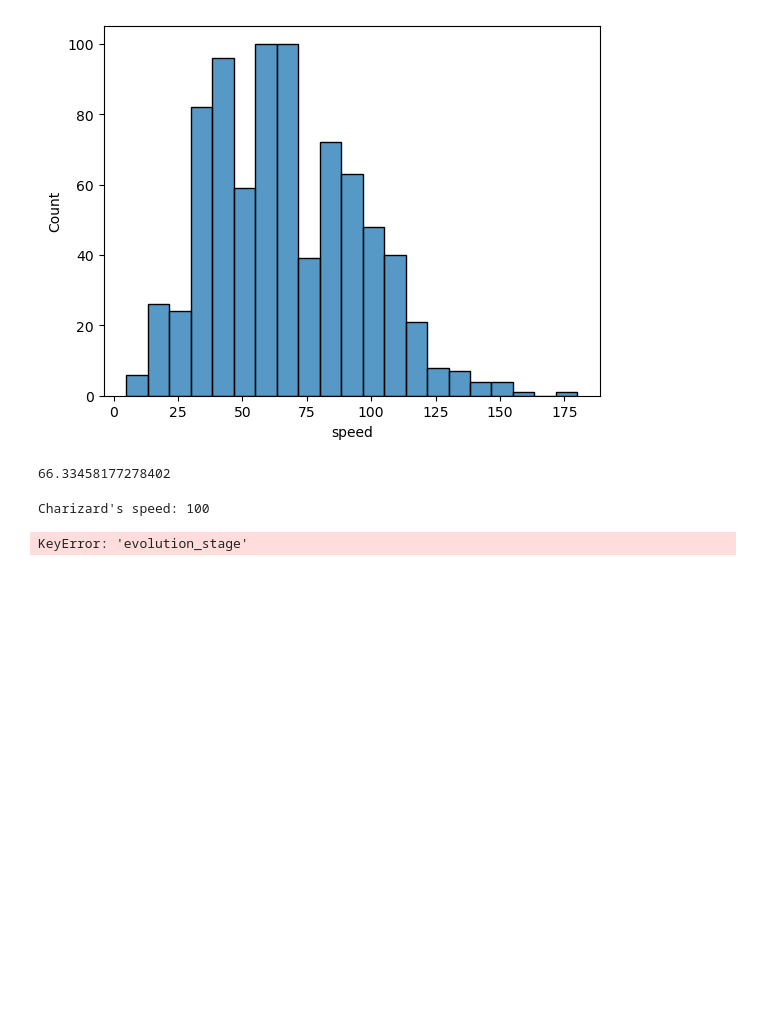
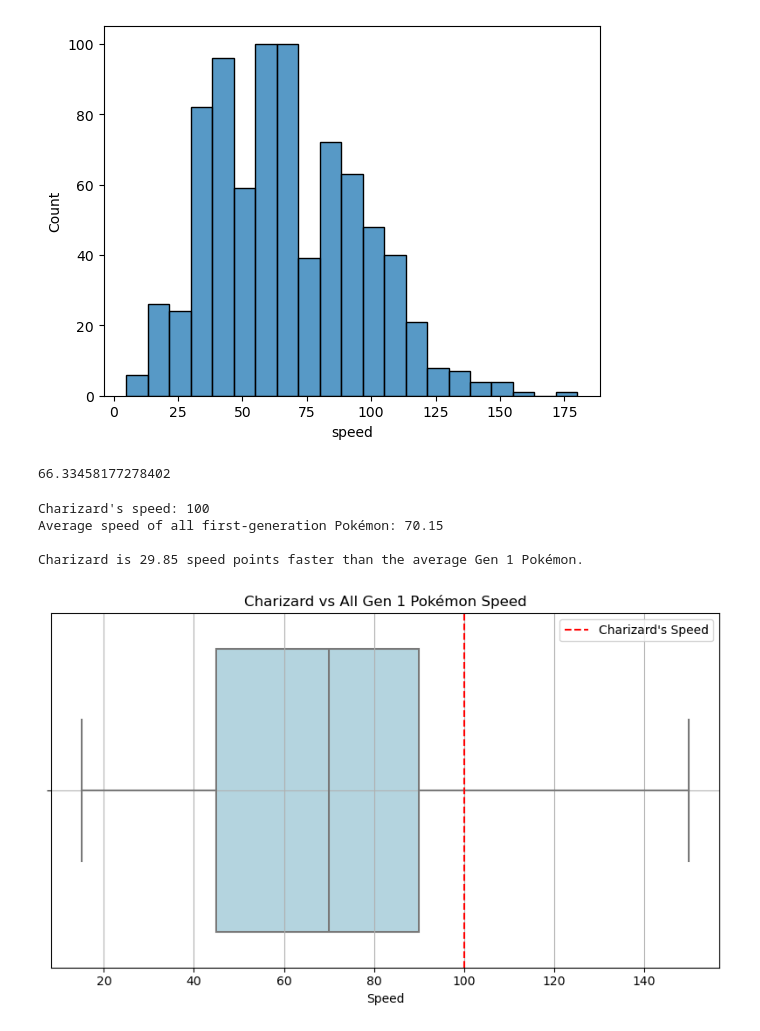
Before and after one commit to abdu1ahiali/AI, a Jupyter notebook: Pokemoncode.ipynb, the cells around one changed output. Cells and saved outputs as stored; diff of their text form; code cells hidden in the pictures; blank space fills up the shorter version.

```diff
--- a/Pokemoncode.ipynb
+++ b/Pokemoncode.ipynb
@@ -45,49 +49,45 @@ import seaborn as sns
 # Load dataset
 df = pd.read_csv('pokemon.csv')
 
-# Standardize column names (optional)
+# Standardize column names (optional but useful)
 df.columns = df.columns.str.lower()
 
-# Define column names
+# Define key columns
 name_col = 'name'
 speed_col = 'speed'
 gen_col = 'generation'
-evo_col = 'evolution_stage'
 
 # --- Step 1: Get Charizard's speed ---
 charizard_row = df[df[name_col].str.lower() == 'charizard']
 if not charizard_row.empty:
     charizard_speed = charizard_row.iloc[0][speed_col]
     print(f"\nCharizard's speed: {charizard_speed}")
 else:
     raise ValueError("Charizard not found in the dataset.")
 
-# --- Step 2: Filter evolved first-generation Pokémon ---
-evolved_first_gen = df[(df[gen_col] == 1) & (df[evo_col] > 1)]
-
-# Check if dataset has valid entries
-if evolved_first_gen.empty:
-    raise ValueError("No evolved first-generation Pokémon found in the dataset.")
-
-# Calculate average speed
-avg_speed = evolved_first_gen[speed_col].mean()
-print(f"Average speed of evolved first-generation Pokémon: {avg_speed:.2f}")
+# --- Step 2: Get all Gen 1 Pokémon and calculate average speed ---
+gen1_df = df[df[gen_col] == 1]
+avg_speed = gen1_df[speed_col].mean()
+print(f"Average speed of all first-generation Pokémon: {avg_speed:.2f}")
 
 # --- Step 3: Compare ---
 diff = charizard_speed - avg_speed
 comparison = "faster than" if diff > 0 else "slower than" if diff < 0 else "equal to"
-print(f"\nCharizard is {abs(diff):.2f} speed points {comparison} the average evolved Gen 1 Pokémon.")
+print(f"\nCharizard is {abs(diff):.2f} speed points {comparison} the average Gen 1 Pokémon.")
 
 # --- Optional: Visualization ---
 plt.figure(figsize=(8, 5))
-sns.boxplot(data=evolved_first_gen, x=speed_col, color='lightgreen')
+sns.boxplot(data=gen1_df, x=speed_col, color='lightblue')
 plt.axvline(charizard_speed, color='red', linestyle='--', label="Charizard's Speed")
-plt.title('Charizard vs Evolved Gen 1 Pokémon Speed')
+plt.title('Charizard vs All Gen 1 Pokémon Speed')
 plt.xlabel('Speed')
 plt.legend()
 plt.grid(True)
 plt.tight_layout()
 plt.show()
 # %% [output]
 Charizard's speed: 100
+Average speed of all first-generation Pokémon: 70.15
+
+Charizard is 29.85 speed points faster than the average Gen 1 Pokémon.
-KeyError: 'evolution_stage'
+[figure, added]
```
Also changed, not shown: parts of 6 cells of this notebook.
